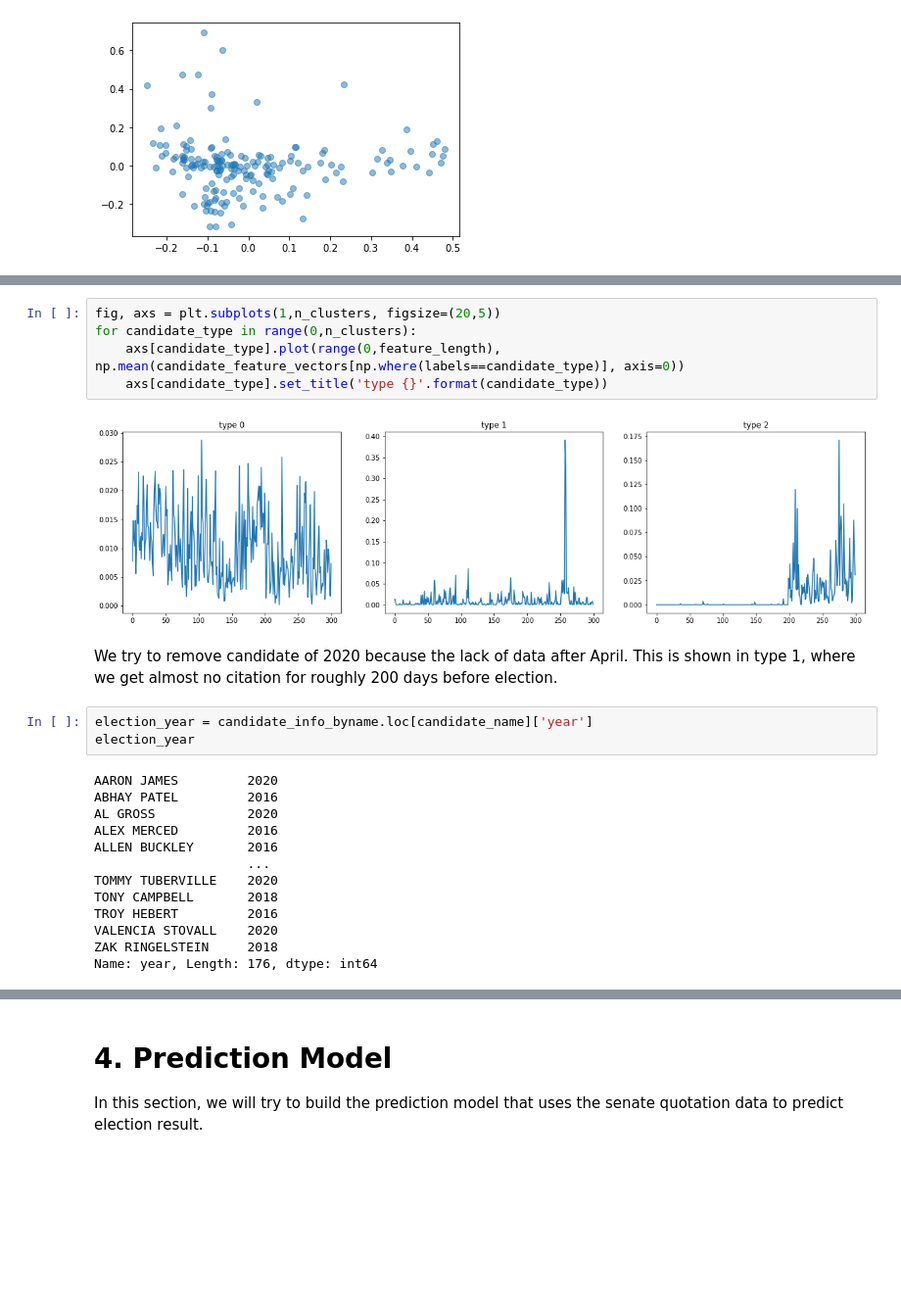
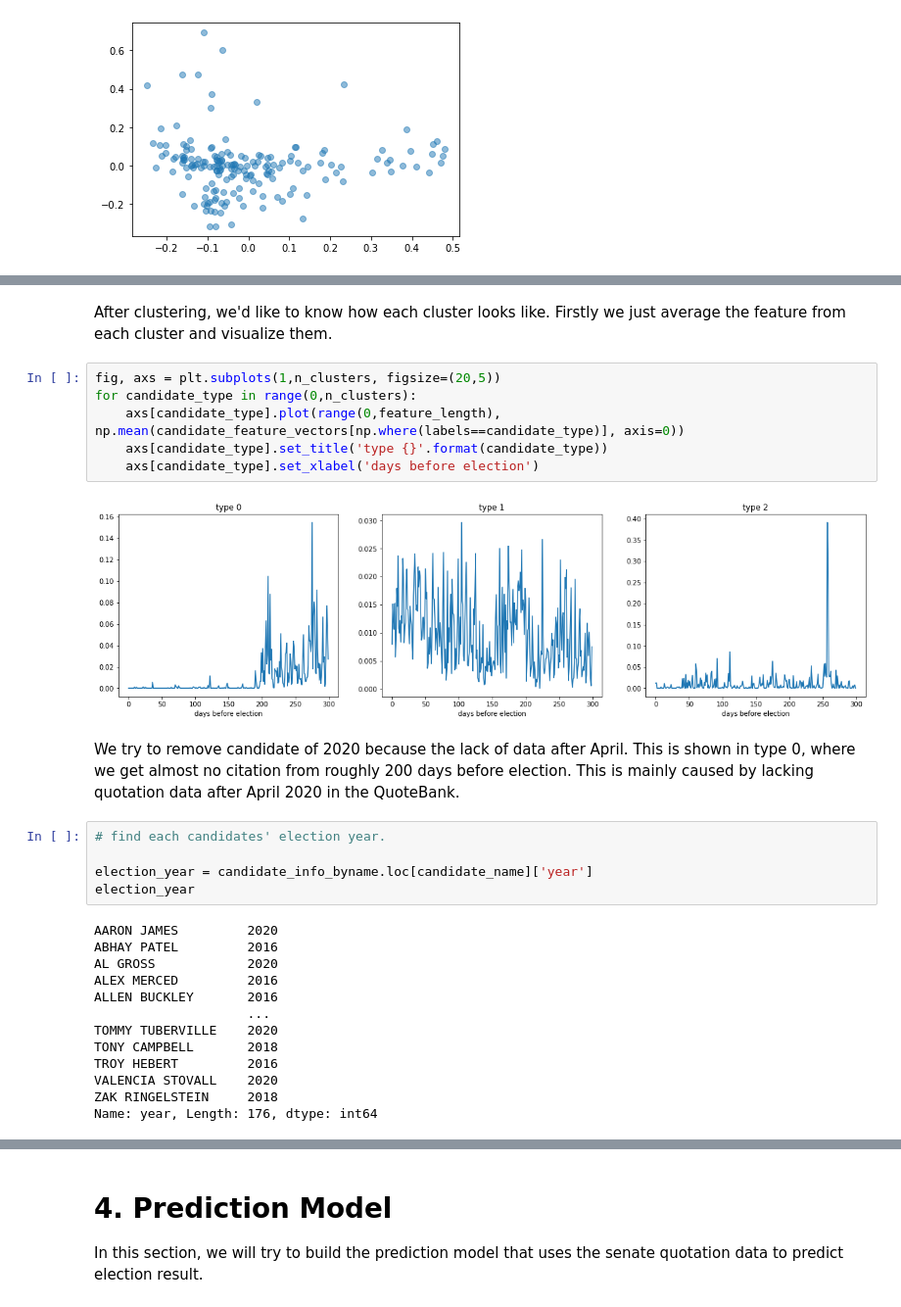
Before and after one commit to epfl-ada/ada-2021-project-chilldatagroup, a Jupyter notebook: Milestone2.ipynb, the cells around one changed output, grey strips where cells are left out. Shown: that part at 98% size. Cells and saved outputs as stored; diff of their text form; blank space fills up the shorter version.

Commit message:
modify clustering and analysis of voterate between different cluster

```diff
--- a/Milestone2.ipynb
+++ b/Milestone2.ipynb
@@ -737,13 +748,18 @@ for candidate_type in range(0,n_clusters):
+# %% [markdown]
+After clustering, we'd like to know how each cluster looks like. Firstly we just average the feature from each cluster and visualize them.
 # %%
 fig, axs = plt.subplots(1,n_clusters, figsize=(20,5))
 for candidate_type in range(0,n_clusters):
     axs[candidate_type].plot(range(0,feature_length), np.mean(candidate_feature_vectors[np.where(labels==candidate_type)], axis=0))
     axs[candidate_type].set_title('type {}'.format(candidate_type))
+    axs[candidate_type].set_xlabel('days before election')
 # %% [output]
-[figure, old version]
+[figure, new version]
 # %% [markdown]
-We try to remove candidate of 2020 because the lack of data after April. This is shown in type 1, where we get almost no citation for roughly 200 days before election.
+We try to remove candidate of 2020 because the lack of data after April. This is shown in type 0, where we get almost no citation from roughly 200 days before election. This is mainly caused by lacking quotation data after April 2020 in the QuoteBank.
 # %%
+# find each candidates' election year.
+
 election_year = candidate_info_byname.loc[candidate_name]['year']
 election_year
 # %% [output]
```
Also changed, not shown: parts of 42 cells of this notebook.
